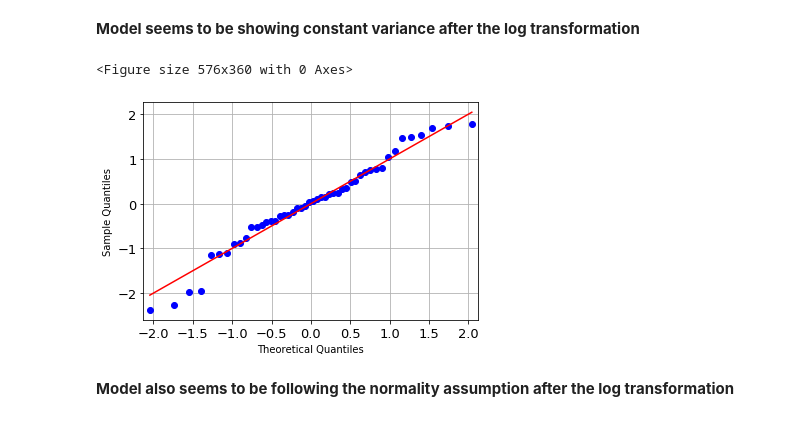
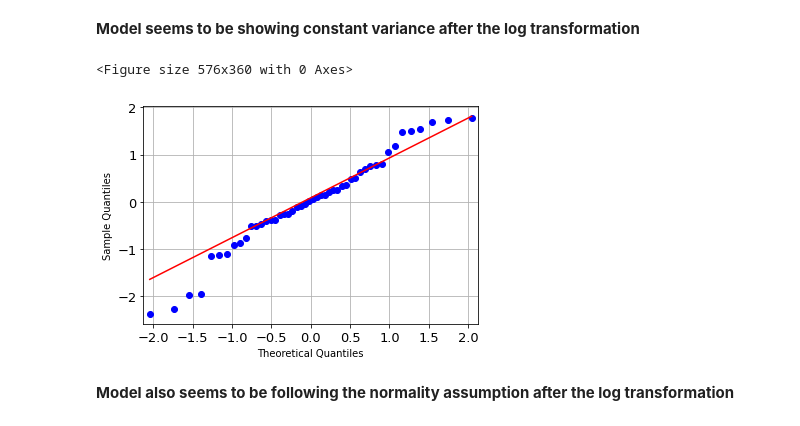
Before and after one commit to amirarfan/STAT210, a Jupyter notebook: Compulsory Assignment - Amir Arfan.ipynb, the cells around one changed output. Cells and saved outputs as stored; diff of their text form; code cells hidden in the pictures.

```diff
--- a/Compulsory Assignment - Amir Arfan.ipynb
+++ b/Compulsory Assignment - Amir Arfan.ipynb
@@ -157,14 +157,14 @@ plt.show()
 # %%
 # Check for Normality
 plt.figure(figsize=(8,5))
-fig=qqplot(log_mod.resid_pearson,line='s',fit='True')
+fig=qqplot(log_mod.resid_pearson,line='q',fit='True')
 plt.xticks(fontsize=13)
 plt.yticks(fontsize=13)
 plt.grid(True)
 plt.show()
 # %% [output]
 <Figure size 576x360 with 0 Axes>
-[figure, old version]
+[figure, new version]
 # %% [markdown]
 **Model also seems to be following the normality assumption after the log transformation**
 # %% [markdown]
```
Also changed, not shown: parts of 4 cells of this notebook, 3 other files.
